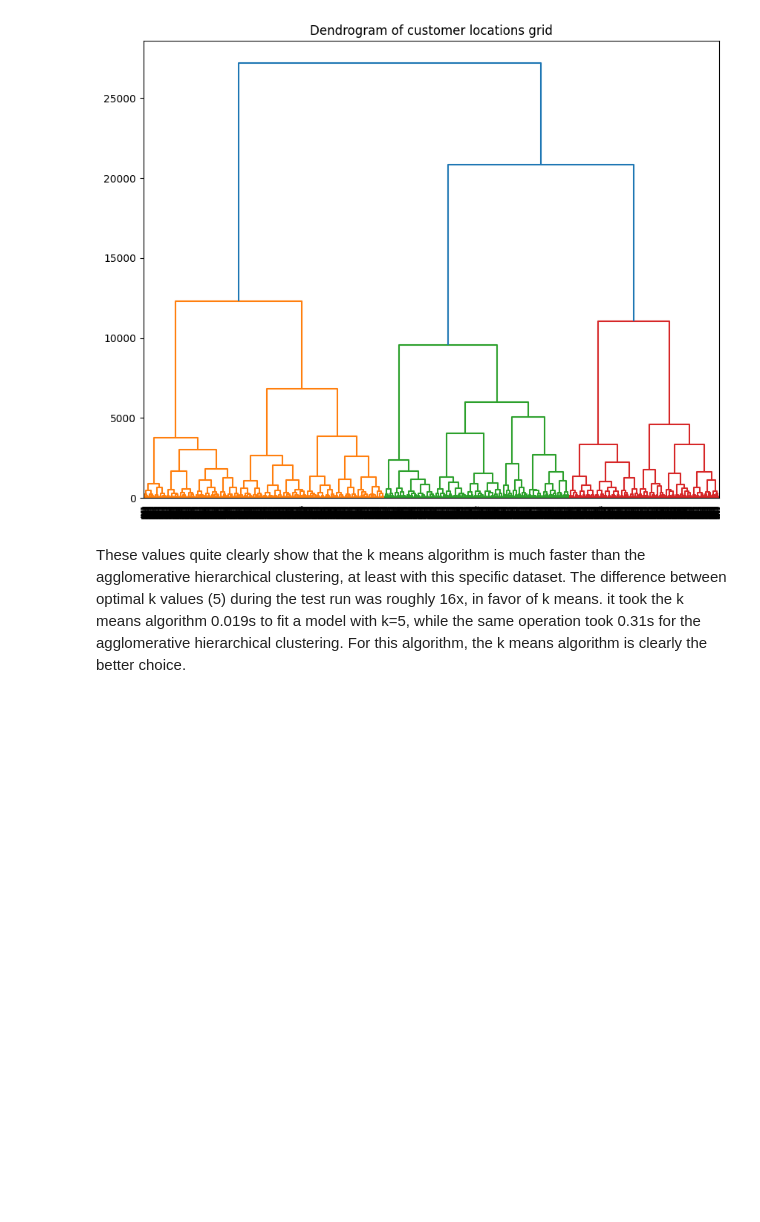
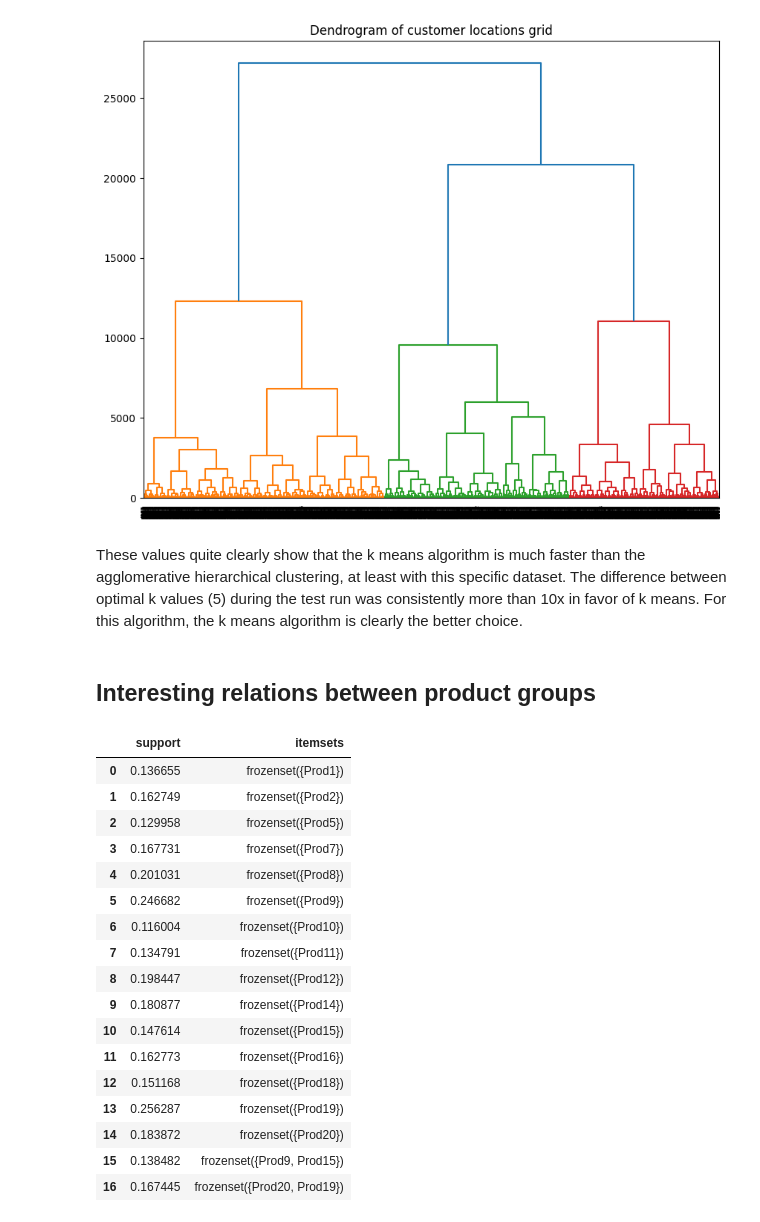
Before and after one commit to WelehoBRUDER/MetropoliaAMK-data-handling, a Jupyter notebook: task-5/main.ipynb, the cells around one changed output. Drawn from its saved outputs; the diff is of its cells as text; code cells hidden in the pictures; blank space fills up the shorter version.

```diff
--- a/task-5/main.ipynb
+++ b/task-5/main.ipynb
@@ -199,4 +226,30 @@ plt.show()
 # %% [output]
 [figure]
 # %% [markdown]
-These values quite clearly show that the k means algorithm is much faster than the agglomerative hierarchical clustering, at least with this specific dataset. The difference between optimal k values (5) during the test run was roughly 16x, in favor of k means. it took the k means algorithm 0.019s to fit a model with k=5, while the same operation took 0.31s for the agglomerative hierarchical clustering. For this algorithm, the k means algorithm is clearly the better choice.
+These values quite clearly show that the k means algorithm is much faster than the agglomerative hierarchical clustering, at least with this specific dataset. The difference between optimal k values (5) during the test run was consistently more than 10x in favor of k means. For this algorithm, the k means algorithm is clearly the better choice.
+# %% [markdown]
+## Interesting relations between product groups
+# %%
+from mlxtend.frequent_patterns import apriori
+
+frequent_itemsets = apriori(dpg, min_support=0.1, use_colnames=True)
+frequent_itemsets
+# %% [output]
+|  | support | itemsets |
+| 0 | 0.136655 | frozenset({Prod1}) |
+| 1 | 0.162749 | frozenset({Prod2}) |
+| 2 | 0.129958 | frozenset({Prod5}) |
+| 3 | 0.167731 | frozenset({Prod7}) |
+| 4 | 0.201031 | frozenset({Prod8}) |
+| 5 | 0.246682 | frozenset({Prod9}) |
+| 6 | 0.116004 | frozenset({Prod10}) |
+| 7 | 0.134791 | frozenset({Prod11}) |
+| 8 | 0.198447 | frozenset({Prod12}) |
+| 9 | 0.180877 | frozenset({Prod14}) |
+| 10 | 0.147614 | frozenset({Prod15}) |
+| 11 | 0.162773 | frozenset({Prod16}) |
+| 12 | 0.151168 | frozenset({Prod18}) |
+| 13 | 0.256287 | frozenset({Prod19}) |
+| 14 | 0.183872 | frozenset({Prod20}) |
+| 15 | 0.138482 | frozenset({Prod9, Prod15}) |
+| 16 | 0.167445 | frozenset({Prod20, Prod19}) |
```
Also changed, not shown: parts of 15 cells of this notebook, 1 other file.
